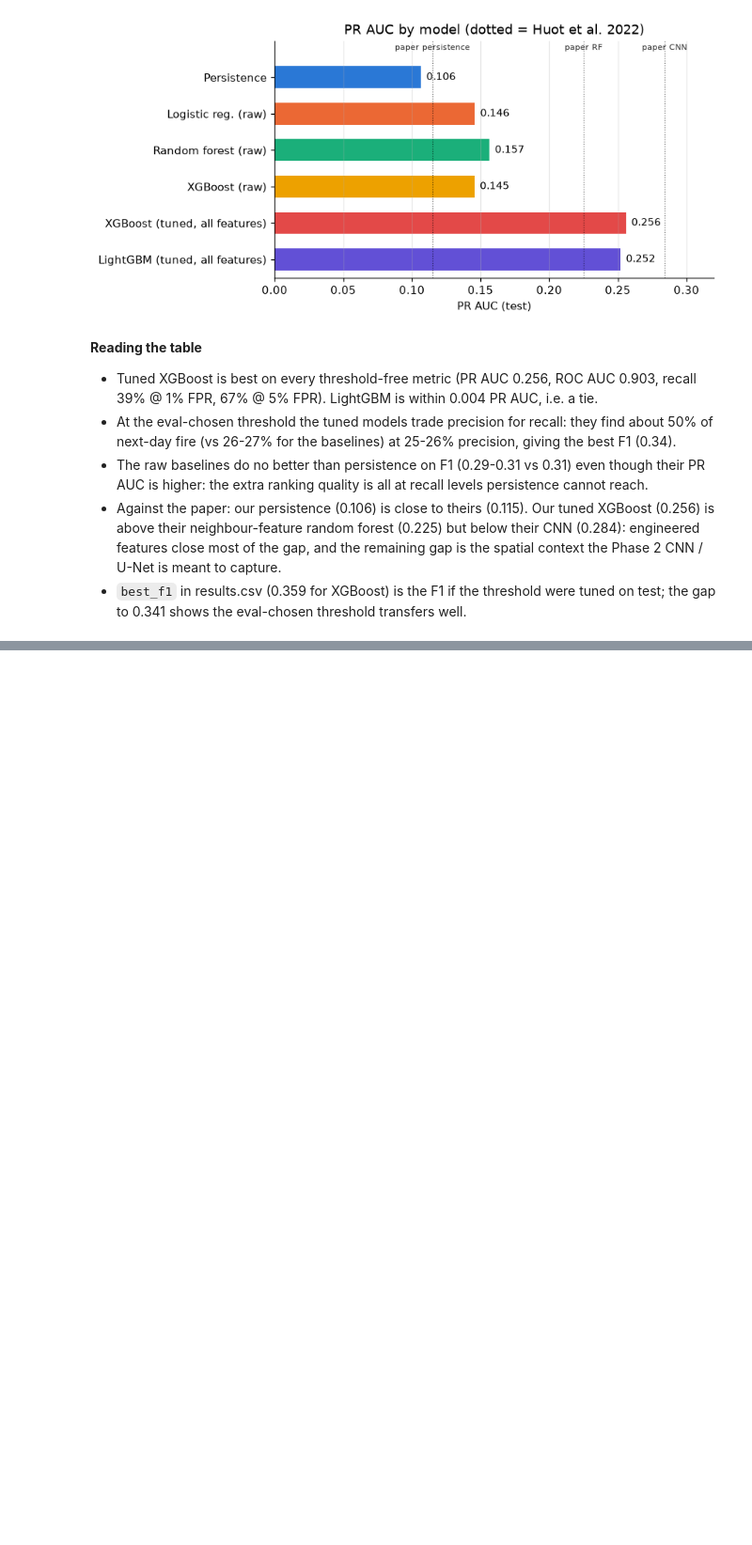
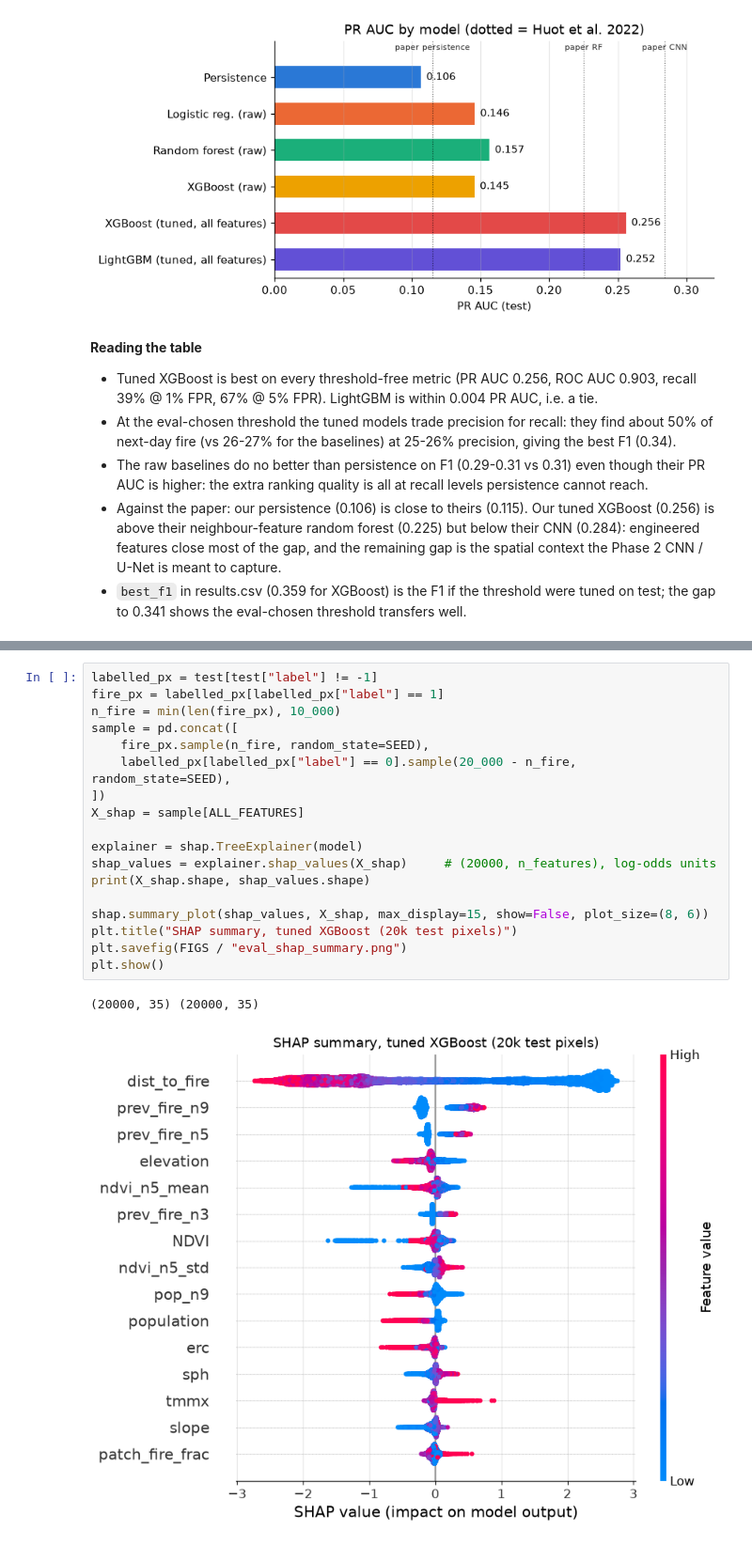
Before and after one commit to harshilv17/next-day-wildfire-spread, a Jupyter notebook: notebooks/02_evaluation.ipynb, the cells around one changed output, grey strips where cells are left out. Shown at 94% size. Drawn from its saved outputs; the diff is of its cells as text; blank space fills up the shorter version.

```diff
--- a/notebooks/02_evaluation.ipynb
+++ b/notebooks/02_evaluation.ipynb
@@ -269,0 +490,21 @@ plt.show()
+# %%
+labelled_px = test[test["label"] != -1]
+fire_px = labelled_px[labelled_px["label"] == 1]
+n_fire = min(len(fire_px), 10_000)
+sample = pd.concat([
+    fire_px.sample(n_fire, random_state=SEED),
+    labelled_px[labelled_px["label"] == 0].sample(20_000 - n_fire, random_state=SEED),
+])
+X_shap = sample[ALL_FEATURES]
+
+explainer = shap.TreeExplainer(model)
+shap_values = explainer.shap_values(X_shap)     # (20000, n_features), log-odds units
+print(X_shap.shape, shap_values.shape)
+
+shap.summary_plot(shap_values, X_shap, max_display=15, show=False, plot_size=(8, 6))
+plt.title("SHAP summary, tuned XGBoost (20k test pixels)")
+plt.savefig(FIGS / "eval_shap_summary.png")
+plt.show()
+# %% [output]
+(20000, 35) (20000, 35)
+[figure, added]
```
Also changed, not shown: parts of 23 cells of this notebook, 3 other files.
